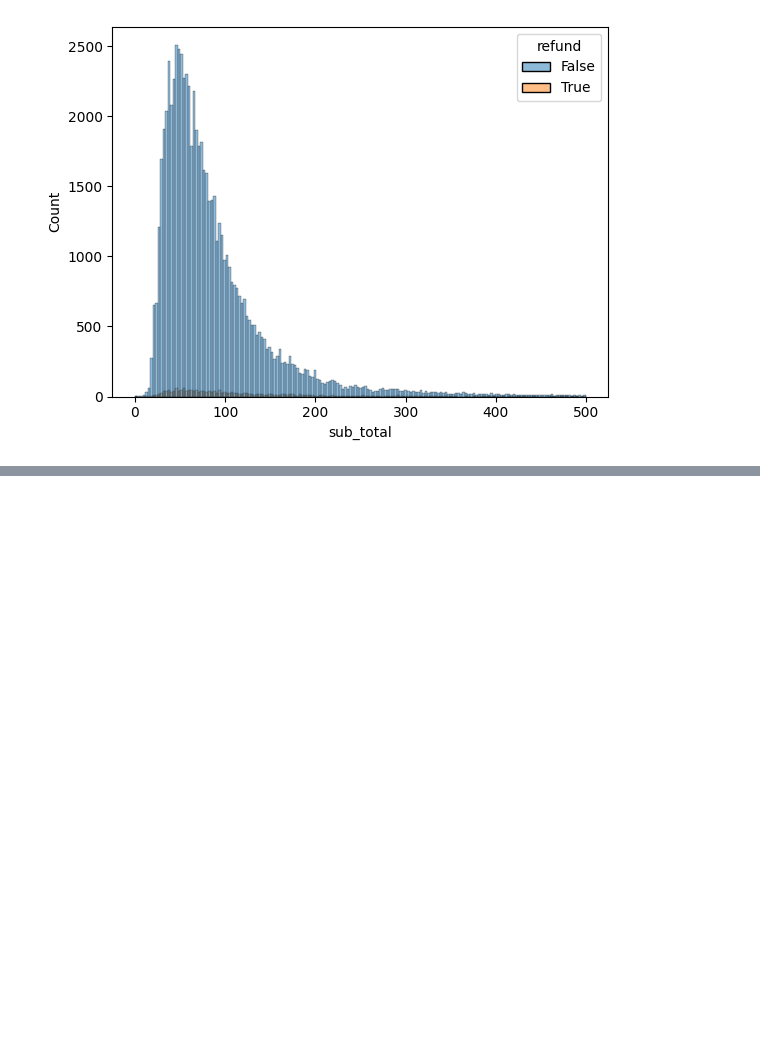
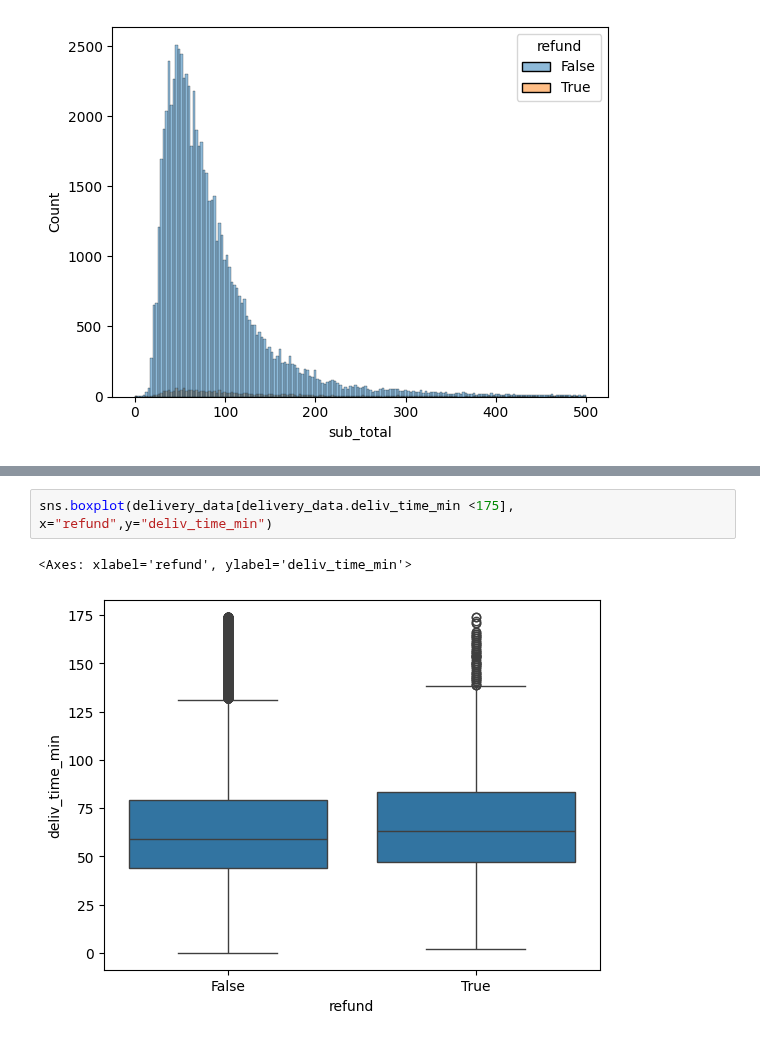
Before and after one commit to PigStep/ML-Delivery-Refund-Research, a Jupyter notebook: notebook/notebook.ipynb, the cells around one changed output, grey strips where cells are left out. Saved outputs shown, nothing was run; the diff lists cells and outputs as text; blank space fills up the shorter version.

```diff
--- a/notebook/notebook.ipynb
+++ b/notebook/notebook.ipynb
@@ -156,0 +163,5 @@ sns.histplot(delivery_data[delivery_data.sub_total <500],x="sub_total",hue="refu
+# %%
+sns.boxplot(delivery_data[delivery_data.deliv_time_min <175], x="refund",y="deliv_time_min")
+# %% [output]
+<Axes: xlabel='refund', ylabel='deliv_time_min'>
+[figure, added]
```
Also changed, not shown: parts of 6 cells of this notebook.
